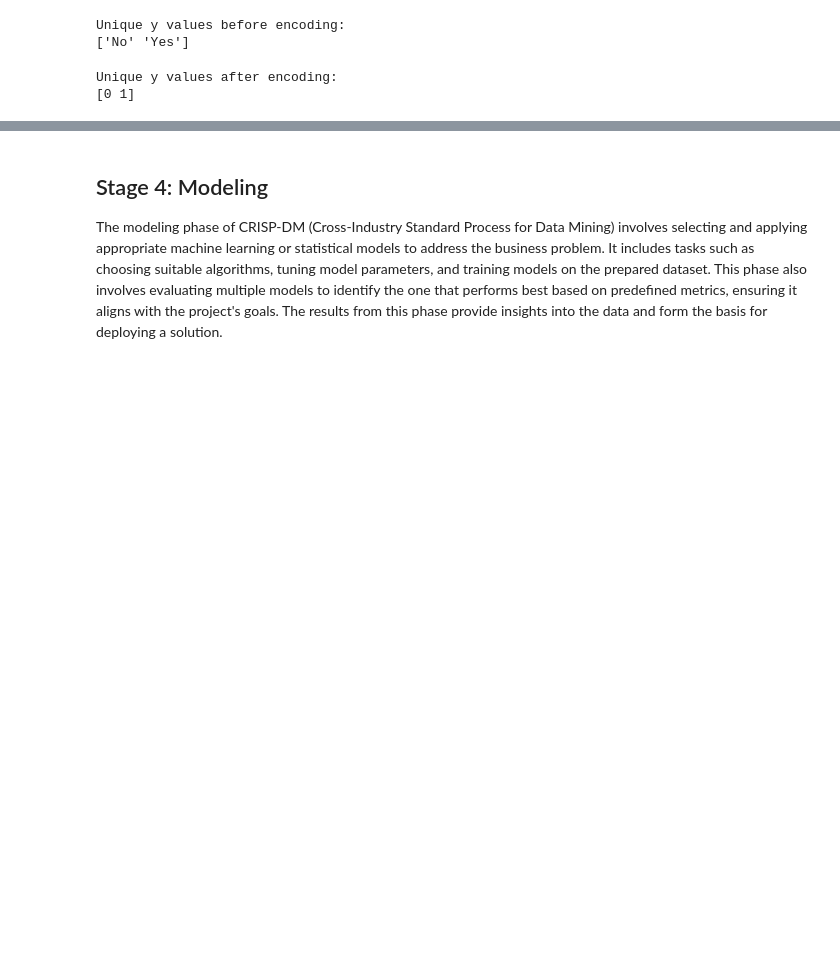
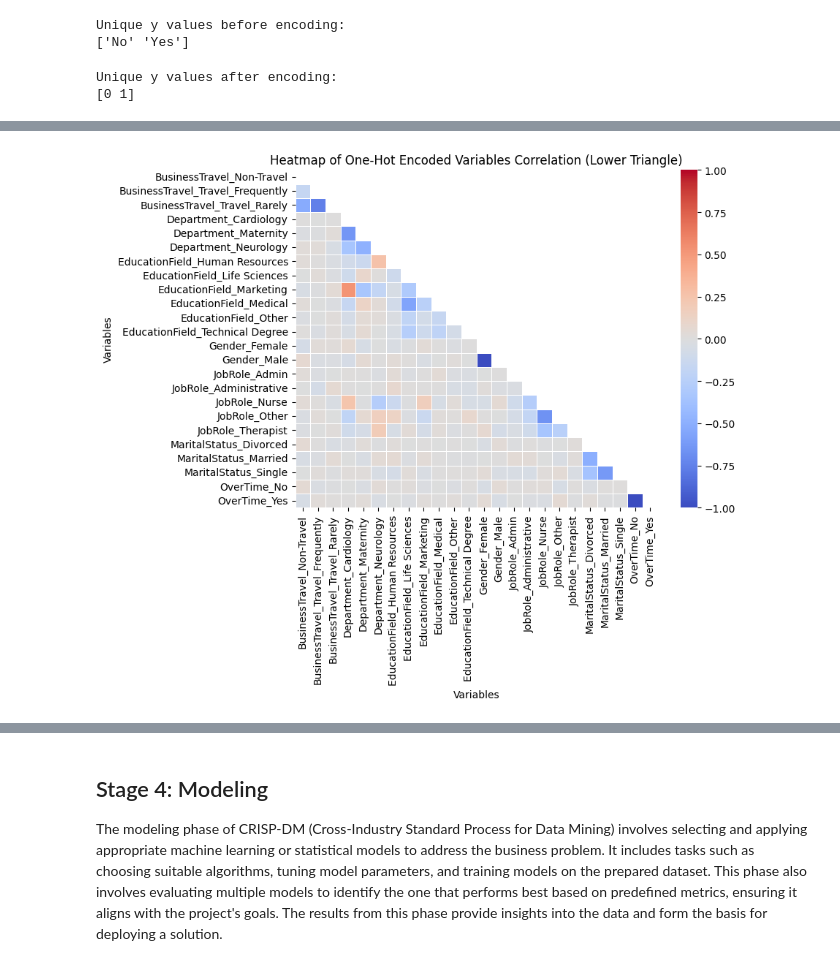
Before and after one commit to Jrk373/MachineLearningDemo, a Jupyter notebook: DecisionTreeClasifier.ipynb, the cells around one changed output, grey strips where cells are left out. Saved outputs shown, nothing was run; the diff lists cells and outputs as text; code cells hidden in the pictures; blank space fills up the shorter version.

```diff
--- a/DecisionTreeClasifier.ipynb
+++ b/DecisionTreeClasifier.ipynb
@@ -485,0 +652,43 @@ Unique y values after encoding:
+# %%
+import numpy as np
+import matplotlib.pyplot as plt
+import seaborn as sns
+
+# List of specific one-hot encoded variables to select
+variables = [
+    "BusinessTravel_Non-Travel", "BusinessTravel_Travel_Frequently", "BusinessTravel_Travel_Rarely",
+    "Department_Cardiology", "Department_Maternity", "Department_Neurology",
+    "EducationField_Human Resources", "EducationField_Life Sciences", "EducationField_Marketing",
+    "EducationField_Medical", "EducationField_Other", "EducationField_Technical Degree",
+    "Gender_Female", "Gender_Male",
+    "JobRole_Admin", "JobRole_Administrative", "JobRole_Nurse", "JobRole_Other", "JobRole_Therapist",
+    "MaritalStatus_Divorced", "MaritalStatus_Married", "MaritalStatus_Single",
+    "OverTime_No", "OverTime_Yes"
+]
+
+# Filter the DataFrame to include only the specified variables
+X_encoded_OneHot = X_encoded[variables]
+
+# Calculate the correlation matrix for one-hot encoded variables
+correlation_matrix = X_encoded_OneHot.corr()
+
+# Create a mask to hide the upper triangle
+mask = np.triu(np.ones_like(correlation_matrix, dtype=bool))
+
+# Plot the heatmap with the mask applied
+plt.figure(figsize=(8, 6))
+sns.heatmap(
+    correlation_matrix,
+    mask=mask,
+    annot=False,
+    cmap="coolwarm",
+    linewidths=0.5,
+    vmin=-1,  # Set the minimum value of the heatmap
+    vmax=1    # Set the maximum value of the heatmap
+)
+plt.title("Heatmap of One-Hot Encoded Variables Correlation (Lower Triangle)")
+plt.xlabel("Variables")
+plt.ylabel("Variables")
+plt.show()
+# %% [output]
+[figure, added]
```
Also changed, not shown: parts of 43 cells of this notebook.
